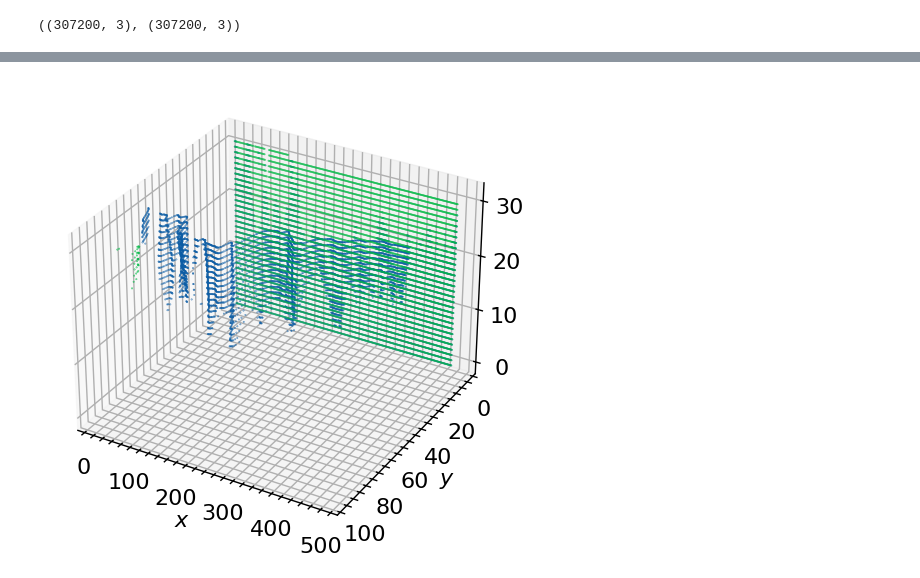
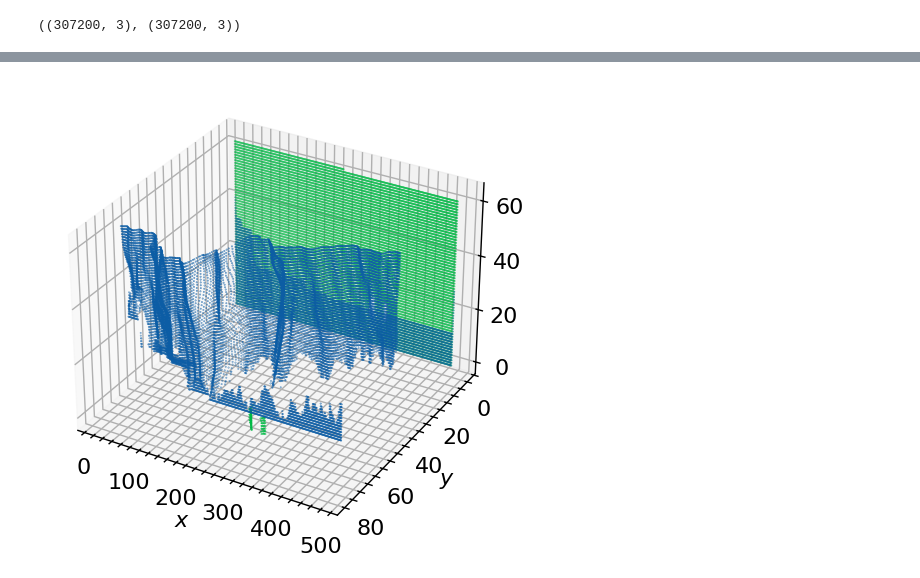
Before and after one commit to ManufacturingInformatics/geo-visual-servo, a Jupyter notebook: notebooks/pc_transport_map.ipynb, the cells around one changed output, grey strips where cells are left out. Saved outputs shown, nothing was run; the diff lists cells and outputs as text; code cells hidden in the pictures.

```diff
--- a/notebooks/pc_transport_map.ipynb
+++ b/notebooks/pc_transport_map.ipynb
@@ -11,8 +11,8 @@ import scienceplots
 
 plt.style.use(['science', 'notebook'])
 # %%
-target_pose = jnp.load('data/target_pose.npz')
-initial_pose = jnp.load('data/initial_pose_square.npz')
+target_pose = jnp.load('data/target_square_hole.npz')
+initial_pose = jnp.load('data/initial_pose_1.npz')
 target_pose.files, initial_pose.files
 # %% [output]
 (['pose', 'q_vals', 'depth_image'], ['pose', 'q_vals', 'depth_image'])
@@ -138,11 +149,11 @@ plt.show
 # %%
 fig, ax = plt.subplots(subplot_kw={"projection": "3d"})
-ax.scatter(g_0[0:15000,0], g_0[0:15000,2], g_0[0:15000,1], s=0.1)
-ax.scatter(g_1[0:15000,0], g_1[0:15000,2], g_1[0:15000,1], s=0.1)
+ax.scatter(g_0[0:30000,0], g_0[0:30000,2], g_0[0:30000,1], s=0.1)
+ax.scatter(g_1[0:30000,0], g_1[0:30000,2], g_1[0:30000,1], s=0.1)
 ax.yaxis.set_inverted(True)
 ax.set_xlabel('$x$')
 ax.set_ylabel('$y$')
 ax.set_zlabel('$z$')
 plt.show()
 # %% [output]
-[figure, old version]
+[figure, new version]
```
Also changed, not shown: parts of 10 cells of this notebook, 23 other files.
